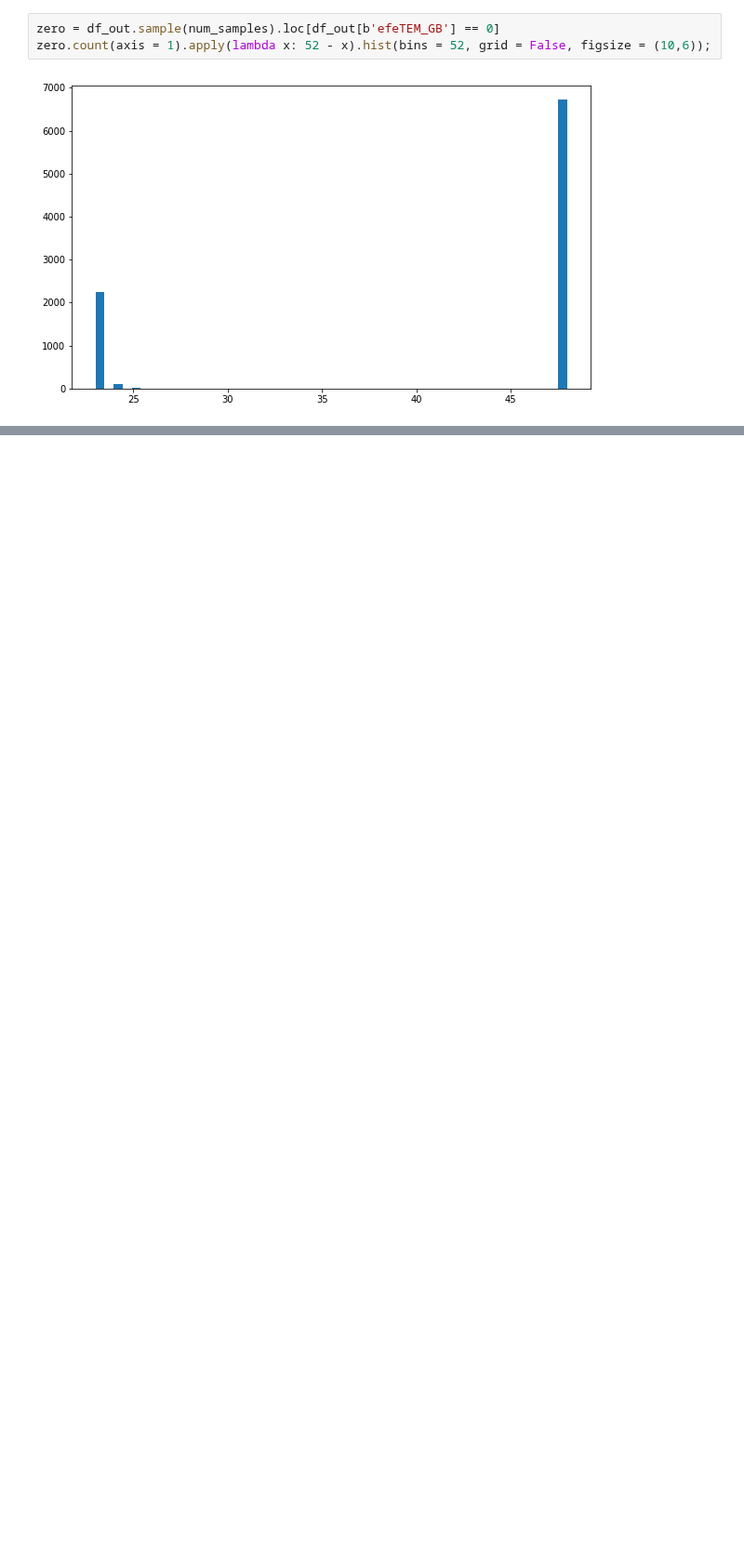
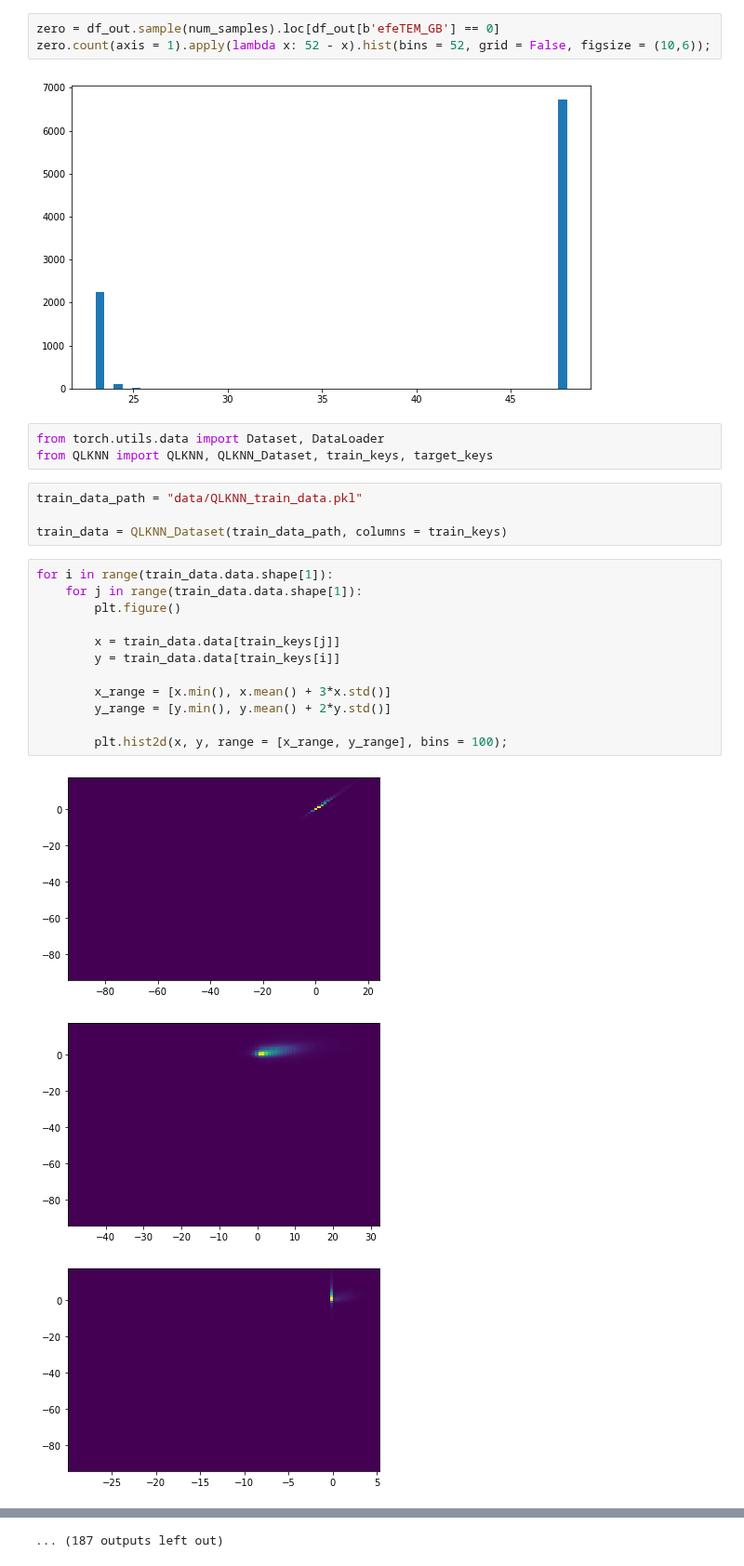
Before and after one commit to zcapjdb/UKAEAGroupProject, a Jupyter notebook: DataExploration.ipynb, the cells around one changed output, grey strips where cells are left out. Shown at 93% size. Saved outputs shown, nothing was run; the diff lists cells and outputs as text; blank space fills up the shorter version.

```diff
--- a/DataExploration.ipynb
+++ b/DataExploration.ipynb
@@ -197,3 +197,26 @@ zero = df_out.sample(num_samples).loc[df_out[b'efeTEM_GB'] == 0]
 zero.count(axis = 1).apply(lambda x: 52 - x).hist(bins = 52, grid = False, figsize = (10,6));
 # %% [output]
 [figure]
+# %%
+from torch.utils.data import Dataset, DataLoader
+from QLKNN import QLKNN, QLKNN_Dataset, train_keys, target_keys
+# %%
+train_data_path = "data/QLKNN_train_data.pkl"
+
+train_data = QLKNN_Dataset(train_data_path, columns = train_keys)
+# %%
+for i in range(train_data.data.shape[1]):
+    for j in range(train_data.data.shape[1]):
+        plt.figure()
+
+        x = train_data.data[train_keys[j]]
+        y = train_data.data[train_keys[i]]
+
+        x_range = [x.min(), x.mean() + 3*x.std()]
+        y_range = [y.min(), y.mean() + 2*y.std()]
+
+        plt.hist2d(x, y, range = [x_range, y_range], bins = 100);
+# %% [output]
+[figure, added]
+[figure, added]
+[figure, added]
@@ -199,0 +232 @@ zero.count(axis = 1).apply(lambda x: 52 - x).hist(bins = 52, grid = False, figsi
+... (187 outputs left out)
```
Also changed, not shown: parts of 1 cell of this notebook, 5 other files.
